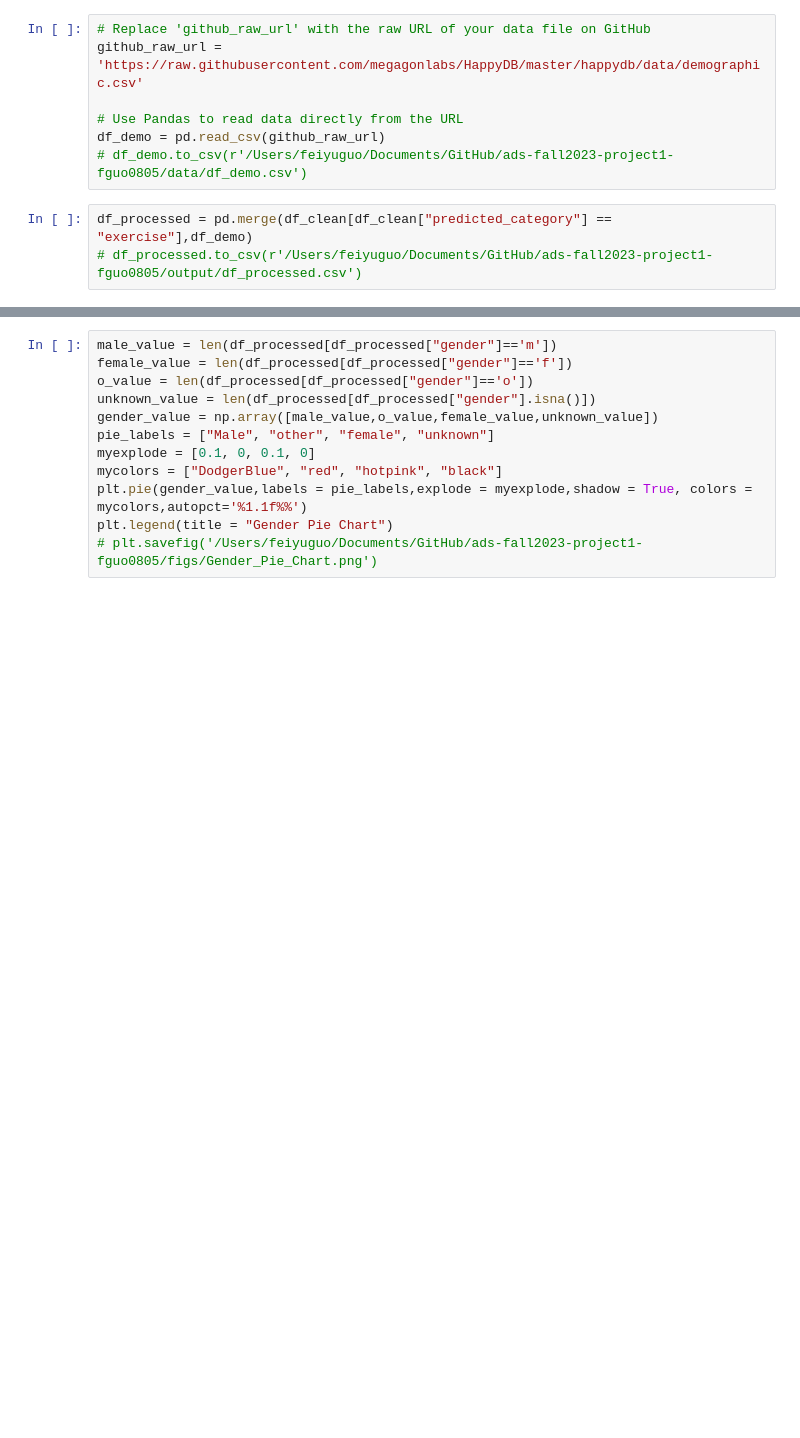
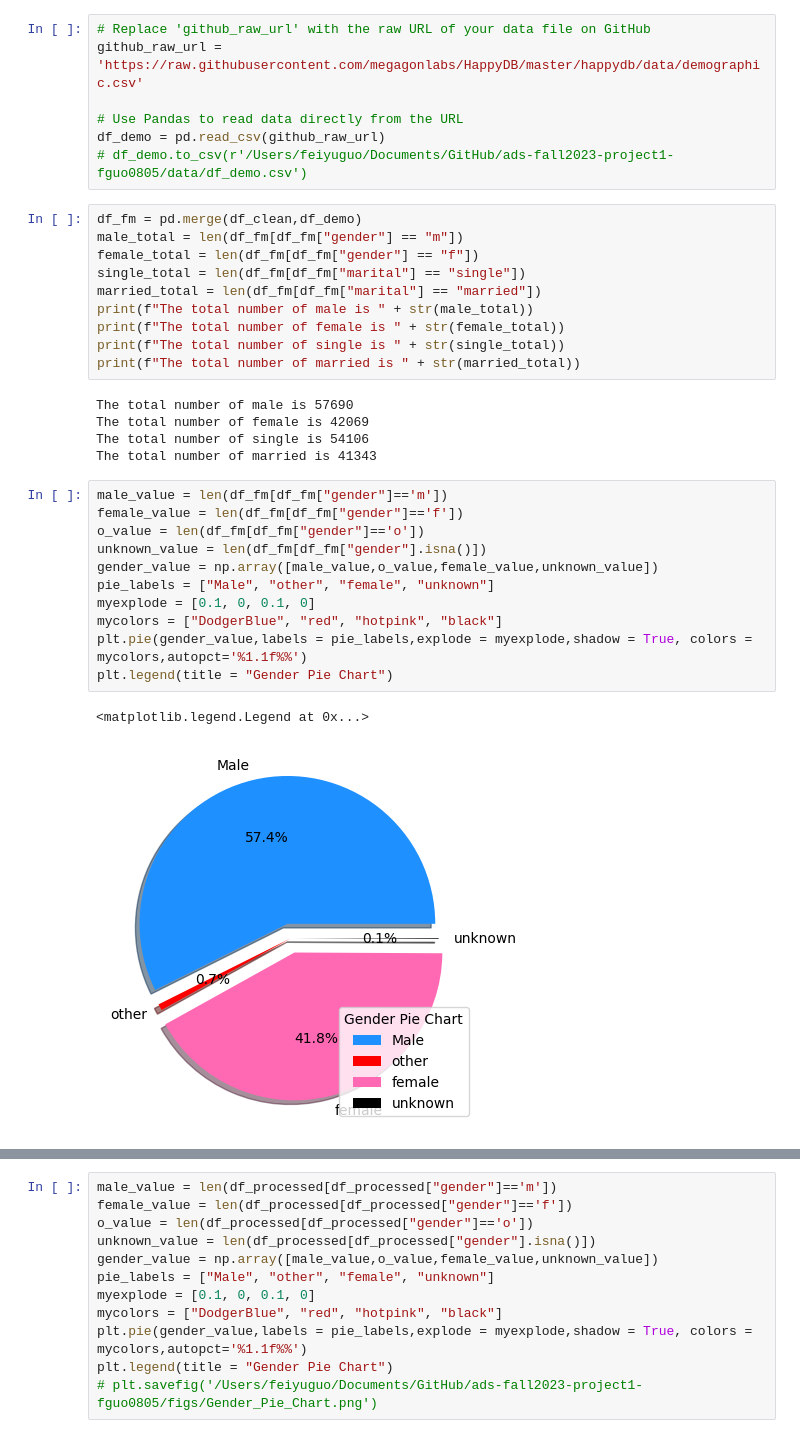
Before and after one commit to TZstatsADS/ads-fall2023-project1-fguo0805, a Jupyter notebook: doc/code.ipynb, the cells around one changed output, grey strips where cells are left out. Saved outputs shown, nothing was run; the diff lists cells and outputs as text; blank space fills up the shorter version.

```diff
--- a/doc/code.ipynb
+++ b/doc/code.ipynb
@@ -35,6 +35,32 @@ github_raw_url = 'https://raw.githubusercontent.com/megagonlabs/HappyDB/master/h
 # Use Pandas to read data directly from the URL
 df_demo = pd.read_csv(github_raw_url)
 # df_demo.to_csv(r'/Users/feiyuguo/Documents/GitHub/ads-fall2023-project1-fguo0805/data/df_demo.csv')
-# %%
-df_processed = pd.merge(df_clean[df_clean["predicted_category"] == "exercise"],df_demo)
-# df_processed.to_csv(r'/Users/feiyuguo/Documents/GitHub/ads-fall2023-project1-fguo0805/output/df_processed.csv')
+# %%
+df_fm = pd.merge(df_clean,df_demo)
+male_total = len(df_fm[df_fm["gender"] == "m"])
+female_total = len(df_fm[df_fm["gender"] == "f"])
+single_total = len(df_fm[df_fm["marital"] == "single"])
+married_total = len(df_fm[df_fm["marital"] == "married"])
+print(f"The total number of male is " + str(male_total))
+print(f"The total number of female is " + str(female_total))
+print(f"The total number of single is " + str(single_total))
+print(f"The total number of married is " + str(married_total))
+# %% [output]
+The total number of male is 57690
+The total number of female is 42069
+The total number of single is 54106
+The total number of married is 41343
+# %%
+male_value = len(df_fm[df_fm["gender"]=='m'])
+female_value = len(df_fm[df_fm["gender"]=='f'])
+o_value = len(df_fm[df_fm["gender"]=='o'])
+unknown_value = len(df_fm[df_fm["gender"].isna()])
+gender_value = np.array([male_value,o_value,female_value,unknown_value])
+pie_labels = ["Male", "other", "female", "unknown"]
+myexplode = [0.1, 0, 0.1, 0]
+mycolors = ["DodgerBlue", "red", "hotpink", "black"]
+plt.pie(gender_value,labels = pie_labels,explode = myexplode,shadow = True, colors = mycolors,autopct='%1.1f%%')
+plt.legend(title = "Gender Pie Chart")
+# %% [output]
+<matplotlib.legend.Legend at 0x...>
+[figure, added]
```
Also changed, not shown: parts of 4 cells of this notebook.
